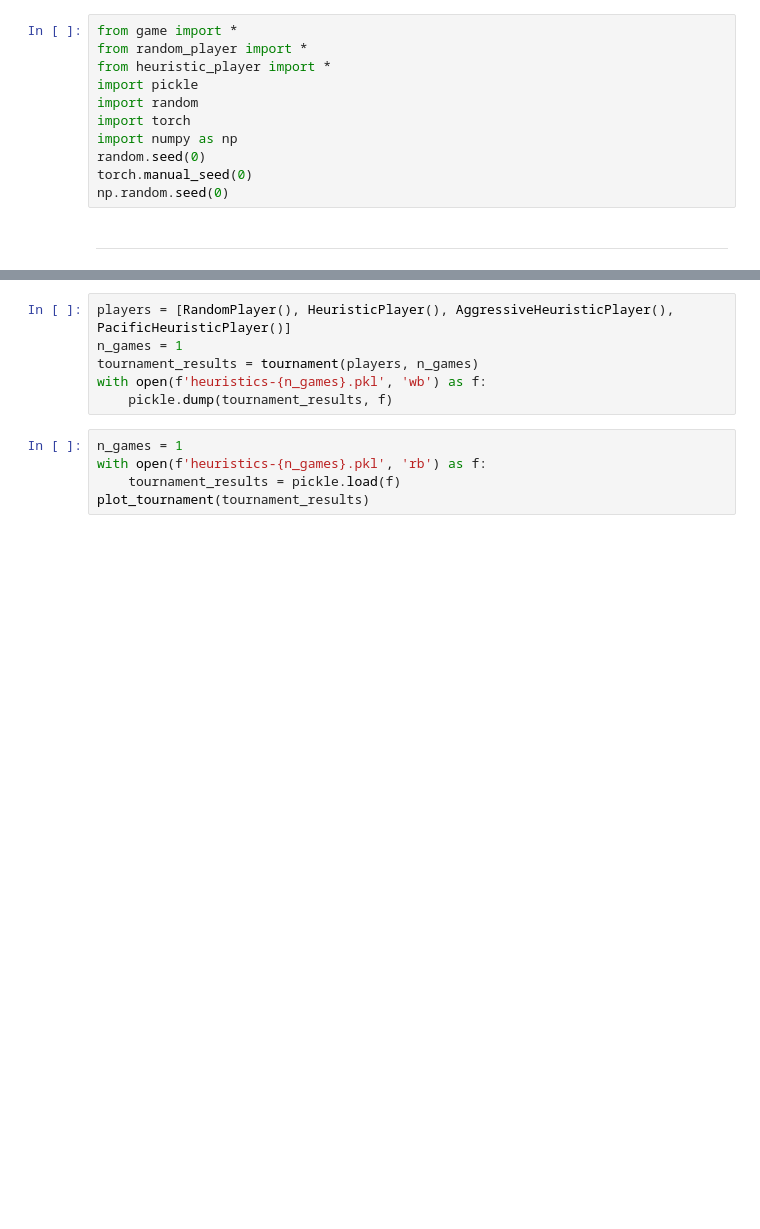
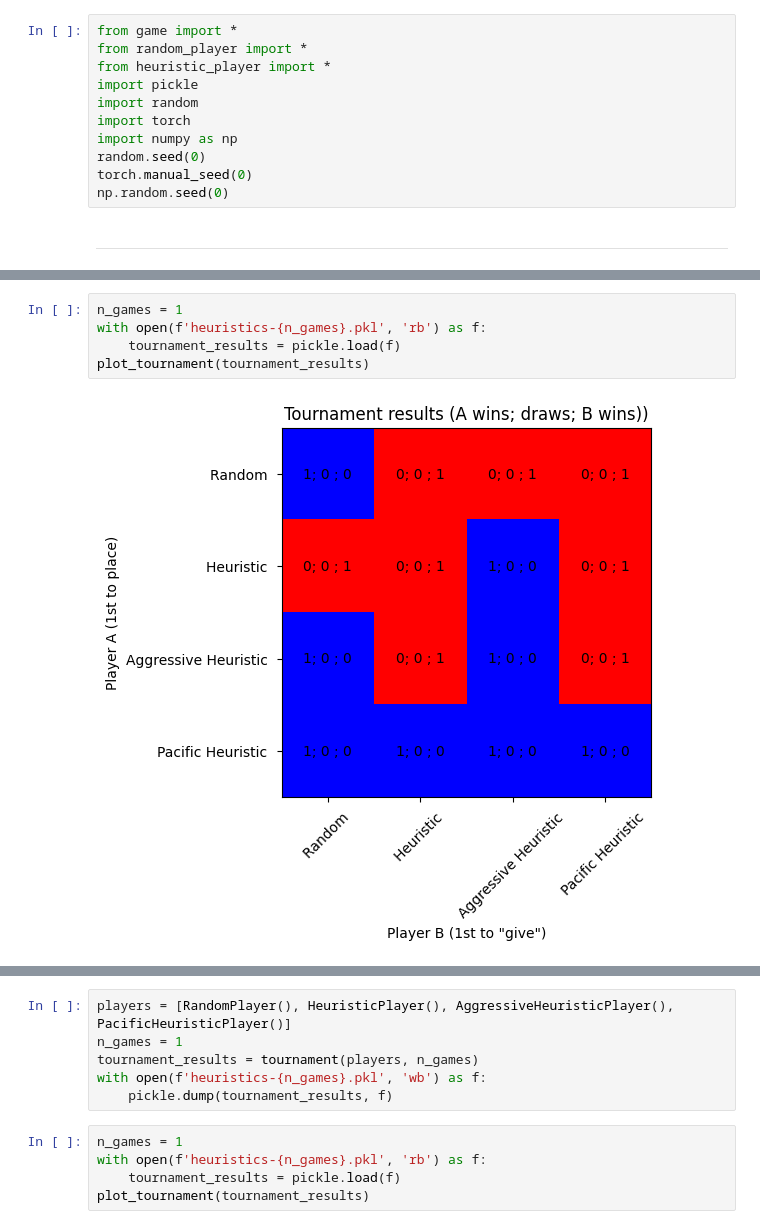
Before and after one commit to pauldubois98/QuartoAI, a Jupyter notebook: study.ipynb, the cells around one changed output, grey strips where cells are left out. Saved outputs shown, nothing was run; the diff lists cells and outputs as text; blank space fills up the shorter version.

```diff
--- a/study.ipynb
+++ b/study.ipynb
@@ -13,0 +20,7 @@ np.random.seed(0)
+# %%
+n_games = 1
+with open(f'heuristics-{n_games}.pkl', 'rb') as f:
+    tournament_results = pickle.load(f)
+plot_tournament(tournament_results)
+# %% [output]
+[figure, added]
```
Also changed, not shown: parts of 3 cells of this notebook.
